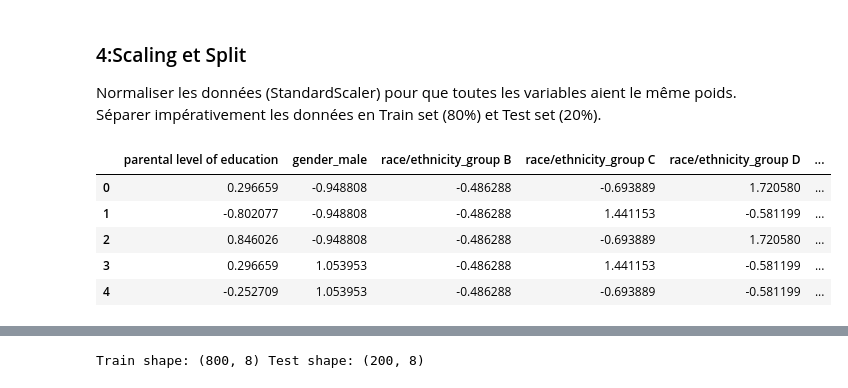
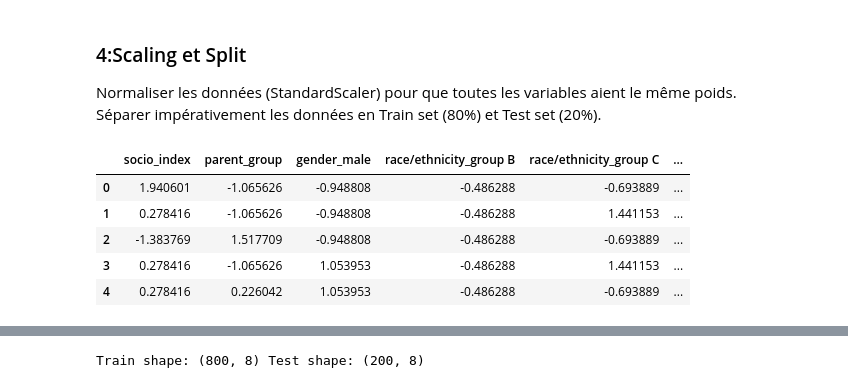
Before and after one commit to zelkadiri603-lang/mini_projet_ML, a Jupyter notebook: ML.ipynb, the cells around one changed output, grey strips where cells are left out. Drawn from its saved outputs; the diff is of its cells as text; code cells hidden in the pictures.

```diff
--- a/ML.ipynb
+++ b/ML.ipynb
@@ -382,3 +393,14 @@ df["niveau_performance"]=df["moyenne_generale"].apply(niveau)
+# %%
+
+df["parent_group"] = df["parental level of education"].apply(
+    lambda x: "low" if x in ["high school", "some high school"]
+    else "medium" if x == "some college"
+    else "high"
+)
+# %%
+df["study_level"] = df["test preparation course"].apply(
+    lambda x: "révise" if x == "completed" else "négligent"
+)
 # %%
 df.tail()
 # %% [output]
@@ -407,9 +444,10 @@ utilisée pour les variables ordinales:comme  "parental level of education"
 # %%
 from sklearn.preprocessing import LabelEncoder
 
-le = LabelEncoder()
+le_parent = LabelEncoder()
+le_perf = LabelEncoder()
+le_group = LabelEncoder()
 
-le2 = LabelEncoder()
-df["parental level of education"] = le2.fit_transform(df["parental level of education"])
-df["niveau_performance"] = le.fit_transform(df["niveau_performance"])
-df.tail()
+df["parental level of education"] = le_parent.fit_transform(df["parental level of education"])
+df["niveau_performance"] = le_perf.fit_transform(df["niveau_performance"])
+df["parent_group"] = le_group.fit_transform(df["parent_group"])
@@ -429,7 +460,7 @@ df = pd.get_dummies(df,
                     columns=["gender",
                              "race/ethnicity",
                              "lunch",
-                             "test preparation course"],drop_first=True)
+                             "test preparation course","study_level","parental level of education"],drop_first=True)
 # %%
 df.tail()
 # %% [output]
@@ -457,42 +491,43 @@ Séparer impérativement les données en Train set (80%) et Test set (20%).
 # %%
 from sklearn.preprocessing import StandardScaler
 from sklearn.model_selection import train_test_split
 
 scaler = StandardScaler()
 
 features = [
-     "parental level of education",
-    "gender_male",
-    "race/ethnicity_group B",
-    "race/ethnicity_group C",
-    "race/ethnicity_group D",
-    "race/ethnicity_group E",
-    "lunch_standard",
-    "test preparation course_none"
+       'socio_index',
+    'parent_group',
+    'gender_male',
+       'race/ethnicity_group B',
+    'race/ethnicity_group C',
+       'race/ethnicity_group D',
+    'race/ethnicity_group E',
+    'study_level_révise',
+
 ]
 X = df[features].copy()
 y=df['moyenne_generale']
 
 X_train, X_test, y_train, y_test = train_test_split(
    X, y,
     test_size=0.2,
     random_state=42)
 
 # Scaling
 X_train_scaled = scaler.fit_transform(X_train)
 X_test_scaled=scaler.transform(X_test)
 
 X_train_scaled = pd.DataFrame(X_train_scaled, columns=features)
 
 X_test_scaled = pd.DataFrame(X_test_scaled, columns=features)
 X_train_scaled.head()
 # %% [output]
-|  | parental level of education | gender_male | race/ethnicity_group B | race/ethnicity_group C | race/ethnicity_group D | ... |
-| 0 | 0.296659 | -0.948808 | -0.486288 | -0.693889 | 1.720580 | ... |
-| 1 | -0.802077 | -0.948808 | -0.486288 | 1.441153 | -0.581199 | ... |
-| 2 | 0.846026 | -0.948808 | -0.486288 | -0.693889 | 1.720580 | ... |
-| 3 | 0.296659 | 1.053953 | -0.486288 | 1.441153 | -0.581199 | ... |
-| 4 | -0.252709 | 1.053953 | -0.486288 | -0.693889 | -0.581199 | ... |
+|  | socio_index | parent_group | gender_male | race/ethnicity_group B | race/ethnicity_group C | ... |
+| 0 | 1.940601 | -1.065626 | -0.948808 | -0.486288 | -0.693889 | ... |
+| 1 | 0.278416 | -1.065626 | -0.948808 | -0.486288 | 1.441153 | ... |
+| 2 | -1.383769 | 1.517709 | -0.948808 | -0.486288 | -0.693889 | ... |
+| 3 | 0.278416 | -1.065626 | 1.053953 | -0.486288 | 1.441153 | ... |
+| 4 | 0.278416 | 0.226042 | 1.053953 | -0.486288 | -0.693889 | ... |
 # %%
 X_test_scaled.head()
 # %% [output]
```
Also changed, not shown: parts of 25 cells of this notebook.
